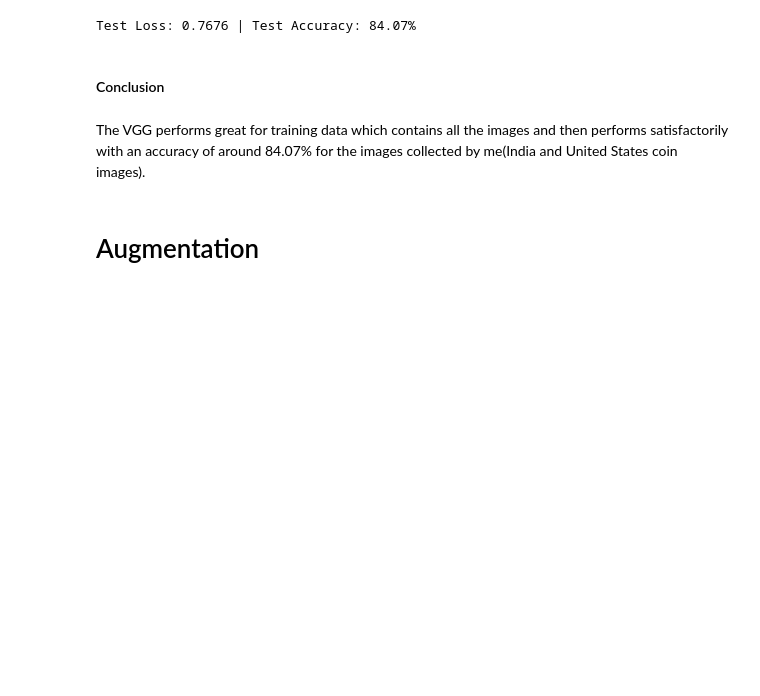
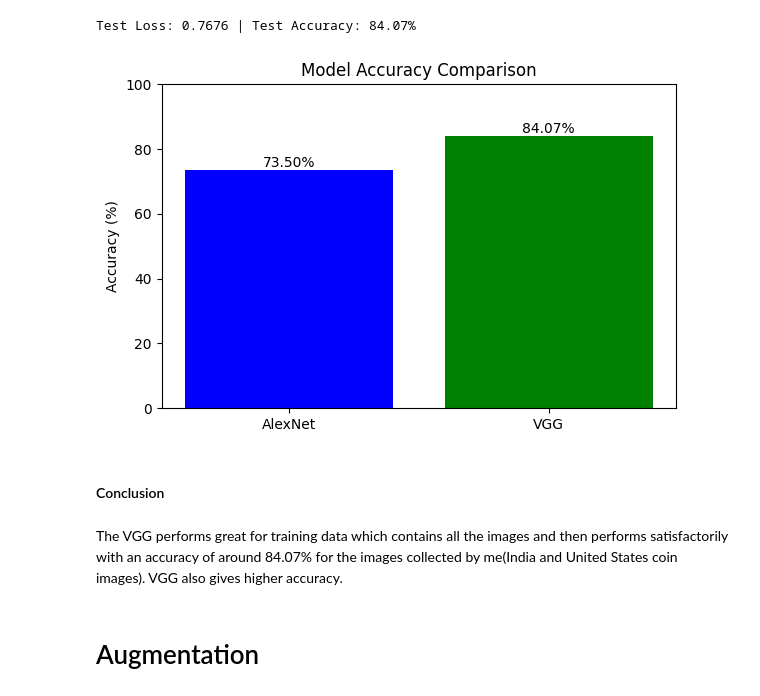
Before and after one commit to 8dsasb/CoinClassifier, a Jupyter notebook: Models_SushrutPhase2.ipynb, the cells around one changed output. Cells and saved outputs as stored; diff of their text form; code cells hidden in the pictures; blank space fills up the shorter version.

Commit message:
added graphs

```diff
--- a/Models_SushrutPhase2.ipynb
+++ b/Models_SushrutPhase2.ipynb
@@ -459,11 +459,37 @@ vgg_finetunedmodel.eval()  # Set the model to evaluation mode
 test_model(vgg_finetunedmodel, sushrut_test_loader, criterion, device)
 # %% [output]
 Test Loss: 0.7676 | Test Accuracy: 84.07%
+# %%
+import matplotlib.pyplot as plt
+
+# Model names and accuracies
+models = ['AlexNet', 'VGG']
+accuracies = [73.5, 84.07]
+
+# Create the bar plot
+plt.figure(figsize=(6, 4))
+bars = plt.bar(models, accuracies, color=['blue', 'green'])
+
+# Set plot details
+plt.ylim(0, 100)
+plt.ylabel('Accuracy (%)')
+plt.title('Model Accuracy Comparison')
+
+# Add value labels on top of bars
+for bar in bars:
+    height = bar.get_height()
+    plt.text(bar.get_x() + bar.get_width() / 2, height + 1, f'{height:.2f}%', ha='center')
+
+# Display the plot
+plt.tight_layout()
+plt.show()
+# %% [output]
+[figure, added]
 # %% [markdown]
 #### Conclusion
 # %% [markdown]
 
-The VGG performs great for training data which contains all the images and then performs satisfactorily with an accuracy of around 84.07% for the images collected by me(India and United States coin images).
+The VGG performs great for training data which contains all the images and then performs satisfactorily with an accuracy of around 84.07% for the images collected by me(India and United States coin images). VGG also gives higher accuracy.
 # %% [markdown]
 # Augmentation
 # %% [markdown]
```
Also changed, not shown: parts of 1 cell of this notebook.
